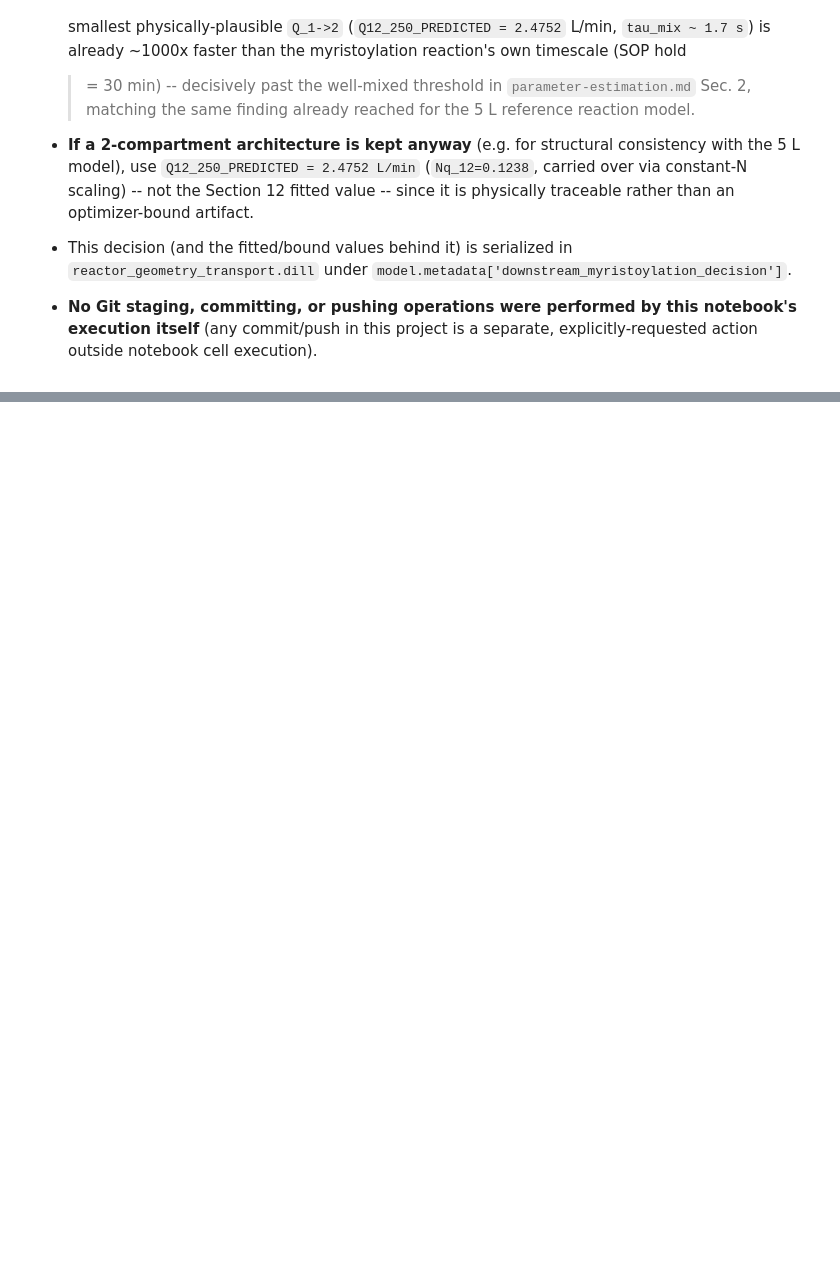
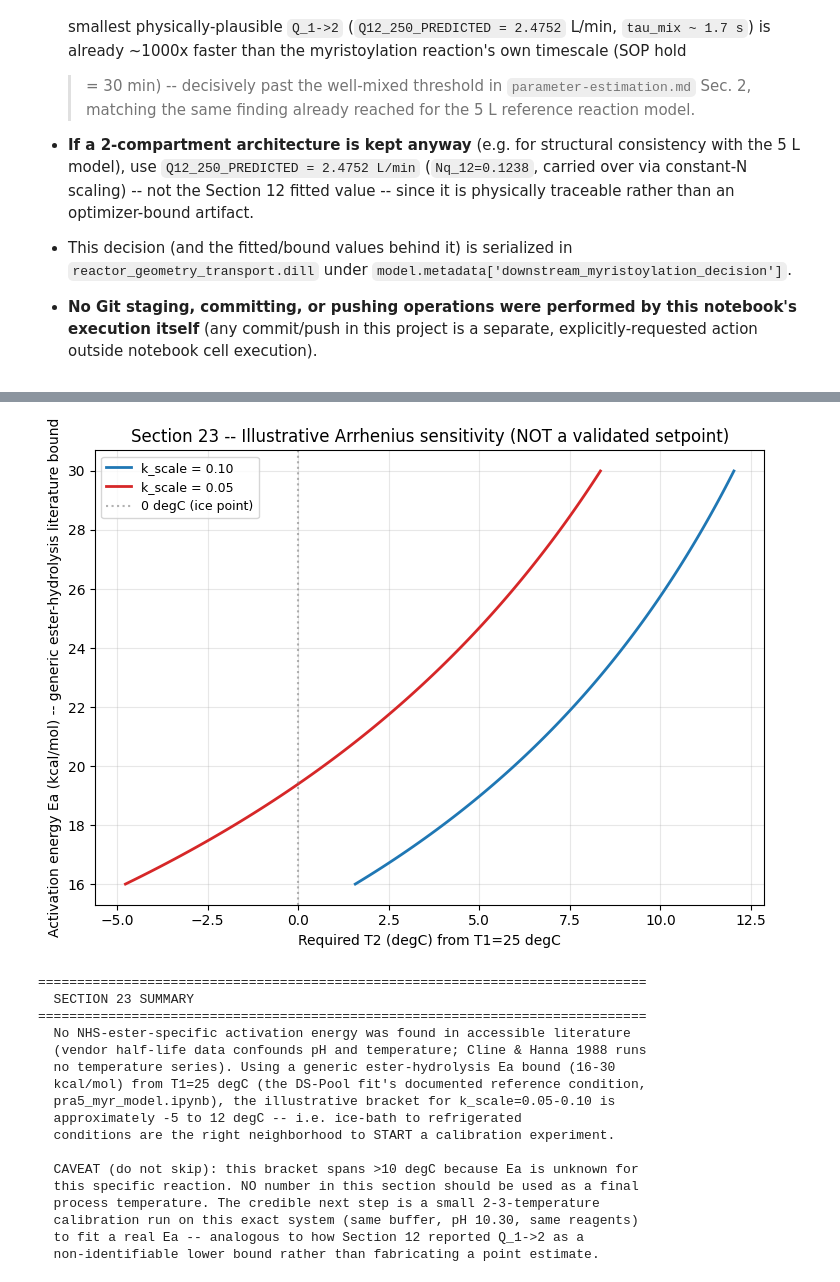
Before and after one commit to rdswan2016/myr_simulation, a Jupyter notebook: scale_down_250mL.ipynb, the cells around one changed output, grey strips where cells are left out. Drawn from its saved outputs; the diff is of its cells as text; code cells hidden in the pictures; blank space fills up the shorter version.

```diff
--- a/scale_down_250mL.ipynb
+++ b/scale_down_250mL.ipynb
@@ -1282,0 +2263,51 @@ range) forward as a physical transport constant.** Instead:
+# %%
+fig, ax = plt.subplots(figsize=(7.5, 5.5))
+Ea_fine = np.linspace(min(EA_CANDIDATES_KCAL), max(EA_CANDIDATES_KCAL), 100)
+colors_arr = {'0.10': '#1f77b4', '0.05': '#d62728'}
+for ks in K_SCALE_TARGETS:
+    T2_fine = [arrhenius_T2_degC(ks, Ea) for Ea in Ea_fine]
+    ax.plot(T2_fine, Ea_fine, linewidth=2, color=colors_arr[f'{ks:.2f}'], label=f'k_scale = {ks:.2f}')
+ax.axvline(0.0, color='gray', linestyle=':', alpha=0.6, label='0 degC (ice point)')
+ax.set_xlabel('Required T2 (degC) from T1=25 degC')
+ax.set_ylabel('Activation energy Ea (kcal/mol) -- generic ester-hydrolysis literature bound')
+ax.set_title('Section 23 -- Illustrative Arrhenius sensitivity (NOT a validated setpoint)')
+ax.legend(fontsize=9)
+ax.grid(alpha=0.3)
+plt.tight_layout()
+plt.show()
+
+print("=" * 78)
+print("  SECTION 23 SUMMARY")
+print("=" * 78)
+print(f"  No NHS-ester-specific activation energy was found in accessible literature")
+print(f"  (vendor half-life data confounds pH and temperature; Cline & Hanna 1988 runs")
+print(f"  no temperature series). Using a generic ester-hydrolysis Ea bound (16-30")
+print(f"  kcal/mol) from T1=25 degC (the DS-Pool fit's documented reference condition,")
+print(f"  pra5_myr_model.ipynb), the illustrative bracket for k_scale=0.05-0.10 is")
+print(f"  approximately {min(t2_all):.0f} to {max(t2_all):.0f} degC -- i.e. ice-bath to refrigerated")
+print(f"  conditions are the right neighborhood to START a calibration experiment.")
+print(f"\n  CAVEAT (do not skip): this bracket spans >10 degC because Ea is unknown for")
+print(f"  this specific reaction. NO number in this section should be used as a final")
+print(f"  process temperature. The credible next step is a small 2-3-temperature")
+print(f"  calibration run on this exact system (same buffer, pH 10.30, same reagents)")
+print(f"  to fit a real Ea -- analogous to how Section 12 reported Q_1->2 as a")
+print(f"  non-identifiable lower bound rather than fabricating a point estimate.")
+# %% [output]
+[figure, added]
+==============================================================================
+  SECTION 23 SUMMARY
+==============================================================================
+  No NHS-ester-specific activation energy was found in accessible literature
+  (vendor half-life data confounds pH and temperature; Cline & Hanna 1988 runs
+  no temperature series). Using a generic ester-hydrolysis Ea bound (16-30
+  kcal/mol) from T1=25 degC (the DS-Pool fit's documented reference condition,
+  pra5_myr_model.ipynb), the illustrative bracket for k_scale=0.05-0.10 is
+  approximately -5 to 12 degC -- i.e. ice-bath to refrigerated
+  conditions are the right neighborhood to START a calibration experiment.
+
+  CAVEAT (do not skip): this bracket spans >10 degC because Ea is unknown for
+  this specific reaction. NO number in this section should be used as a final
+  process temperature. The credible next step is a small 2-3-temperature
+  calibration run on this exact system (same buffer, pH 10.30, same reagents)
+  to fit a real Ea -- analogous to how Section 12 reported Q_1->2 as a
+  non-identifiable lower bound rather than fabricating a point estimate.
```
Also changed, not shown: parts of 28 cells of this notebook.
